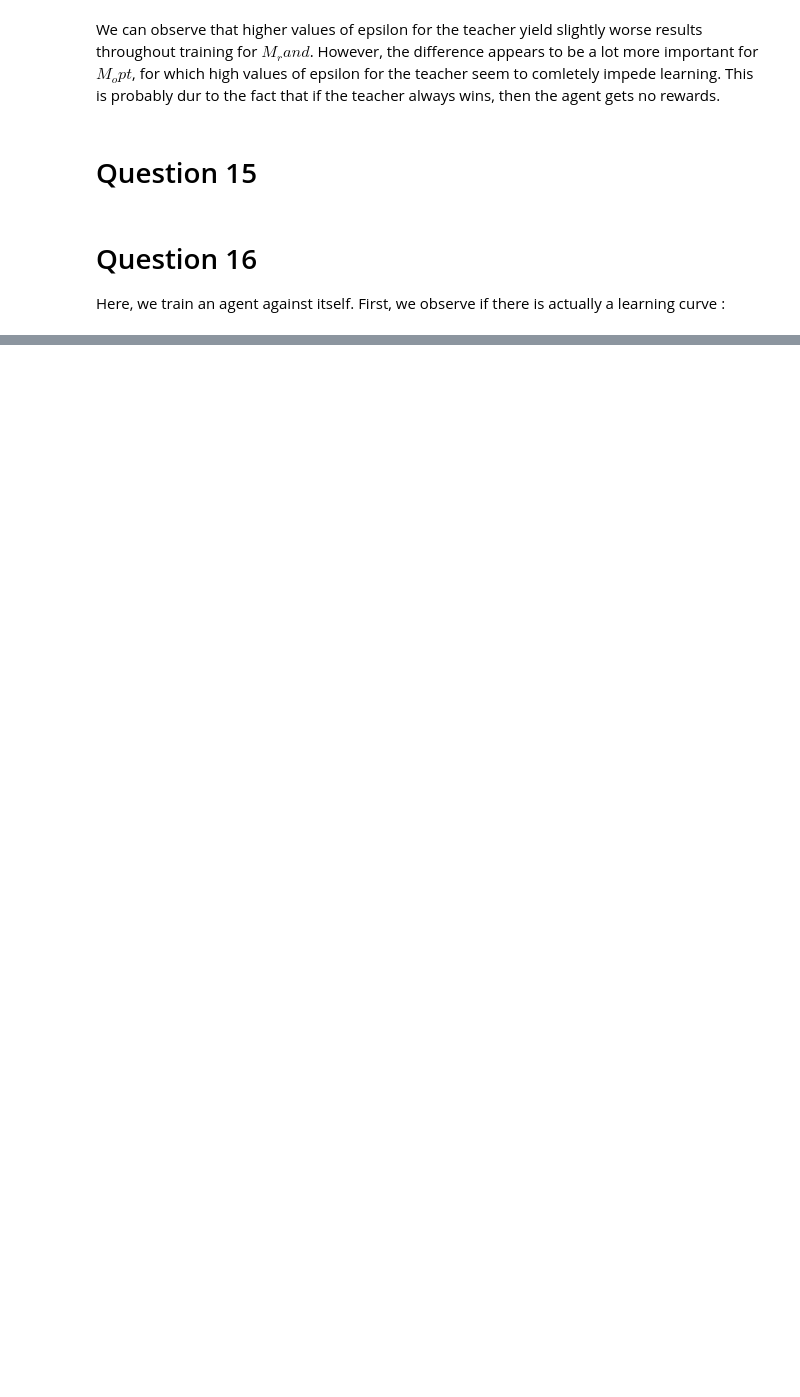
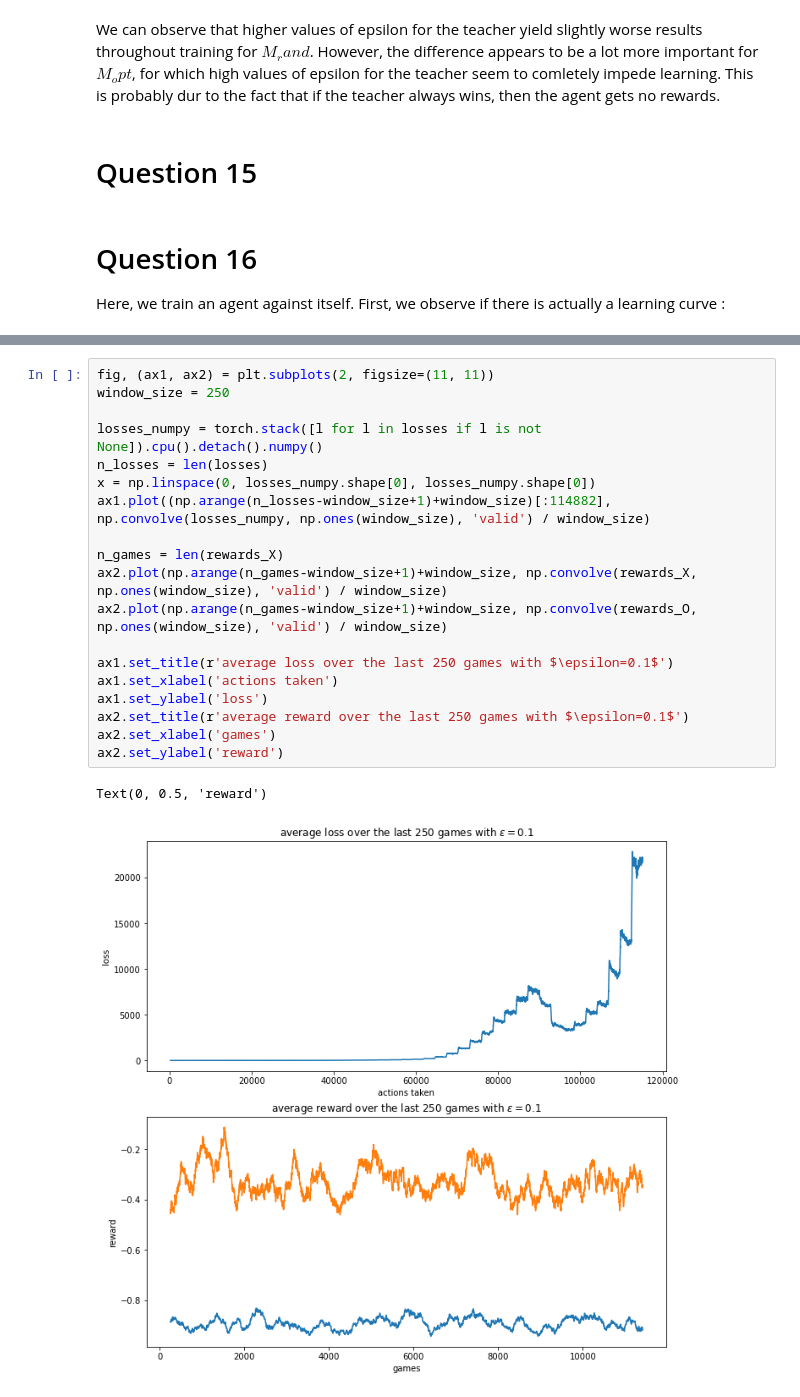
Before and after one commit to Noam-Ghenassia/ANN_miniproject, a Jupyter notebook: results.ipynb, the cells around one changed output, grey strips where cells are left out. Saved outputs shown, nothing was run; the diff lists cells and outputs as text; blank space fills up the shorter version.

```diff
--- a/results.ipynb
+++ b/results.ipynb
@@ -228,0 +235,22 @@ TypeError: expected Tensor as element 0 in argument 0, but got numpy.ndarray
+# %%
+fig, (ax1, ax2) = plt.subplots(2, figsize=(11, 11))
+window_size = 250
+
+losses_numpy = torch.stack([l for l in losses if l is not None]).cpu().detach().numpy()
+n_losses = len(losses)
+x = np.linspace(0, losses_numpy.shape[0], losses_numpy.shape[0])
+ax1.plot((np.arange(n_losses-window_size+1)+window_size)[:114882], np.convolve(losses_numpy, np.ones(window_size), 'valid') / window_size)
+
+n_games = len(rewards_X)
+ax2.plot(np.arange(n_games-window_size+1)+window_size, np.convolve(rewards_X, np.ones(window_size), 'valid') / window_size)
+ax2.plot(np.arange(n_games-window_size+1)+window_size, np.convolve(rewards_O, np.ones(window_size), 'valid') / window_size)
+
+ax1.set_title(r'average loss over the last 250 games with $\epsilon=0.1$')
+ax1.set_xlabel('actions taken')
+ax1.set_ylabel('loss')
+ax2.set_title(r'average reward over the last 250 games with $\epsilon=0.1$')
+ax2.set_xlabel('games')
+ax2.set_ylabel('reward')
+# %% [output]
+Text(0, 0.5, 'reward')
+[figure, added]
```
Also changed, not shown: parts of 3 cells of this notebook, 1 other file.
